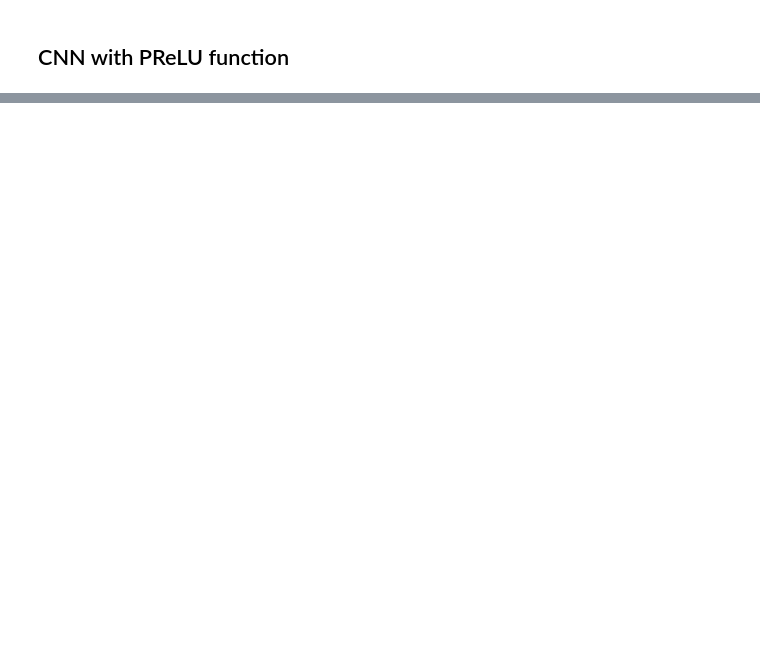
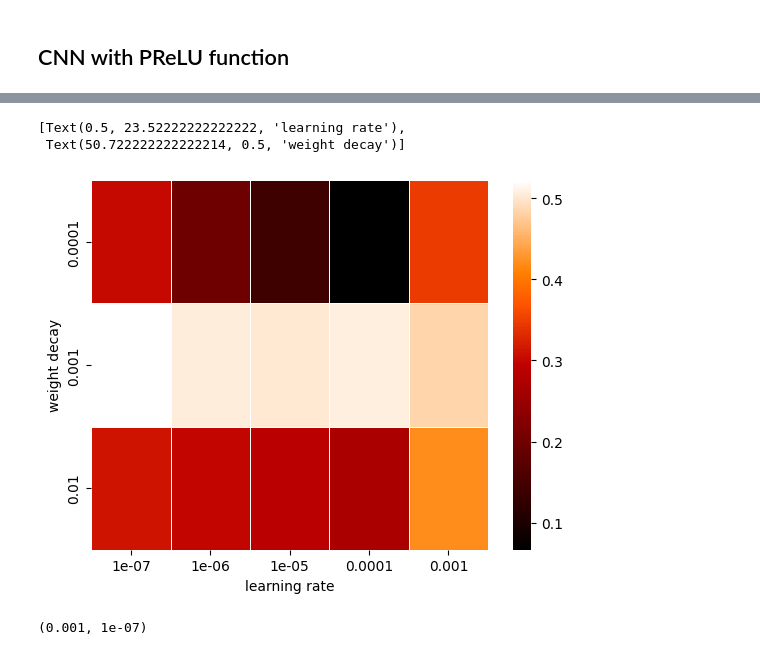
Before and after one commit to Alexandre-Leclercq/technique_apprentissage_projet, a Jupyter notebook: notebook/CNN.ipynb, the cells around one changed output, grey strips where cells are left out. Drawn from its saved outputs; the diff is of its cells as text; code cells hidden in the pictures; blank space fills up the shorter version.

Commit message:
Add K-fold cross-validation

```diff
--- a/notebook/CNN.ipynb
+++ b/notebook/CNN.ipynb
@@ -141,0 +125,4 @@ plot_training(loss_train, accuracy_train, loss_test, accuracy_test)
+# %%
+model = CNN(num_epochs=100)
+model.set_model(output_size=species.size)
+best_params, accuracy_historic = model.k_fold_cross_validation(X_train_filenames, t_train, img_size=img_size)
@@ -141,0 +147,13 @@ plot_training(loss_train, accuracy_train, loss_test, accuracy_test)
+# %%
+ax = sns.heatmap(accuracy_historic, linewidths=0.5, cmap='gist_heat',
+                 xticklabels=[1e-7, 1e-6, 1e-5, 1e-4, 1e-3],
+                 yticklabels=[1e-4, 1e-3, 1e-2])
+ax.set(xlabel="learning rate", ylabel='weight decay')
+# %% [output]
+[Text(0.5, 23.52222222222222, 'learning rate'),
+ Text(50.722222222222214, 0.5, 'weight decay')]
+[figure, added]
+# %%
+best_params
+# %% [output]
+(0.001, 1e-07)
```
Also changed, not shown: parts of 18 cells of this notebook, 1 other file.
